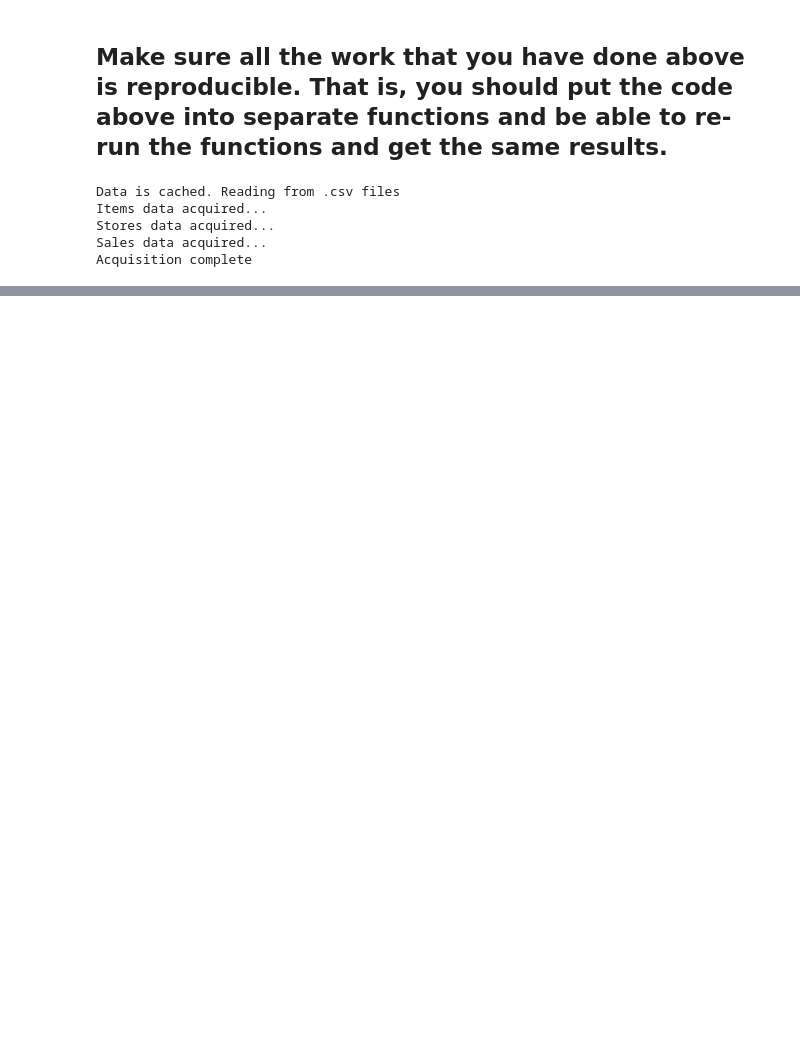
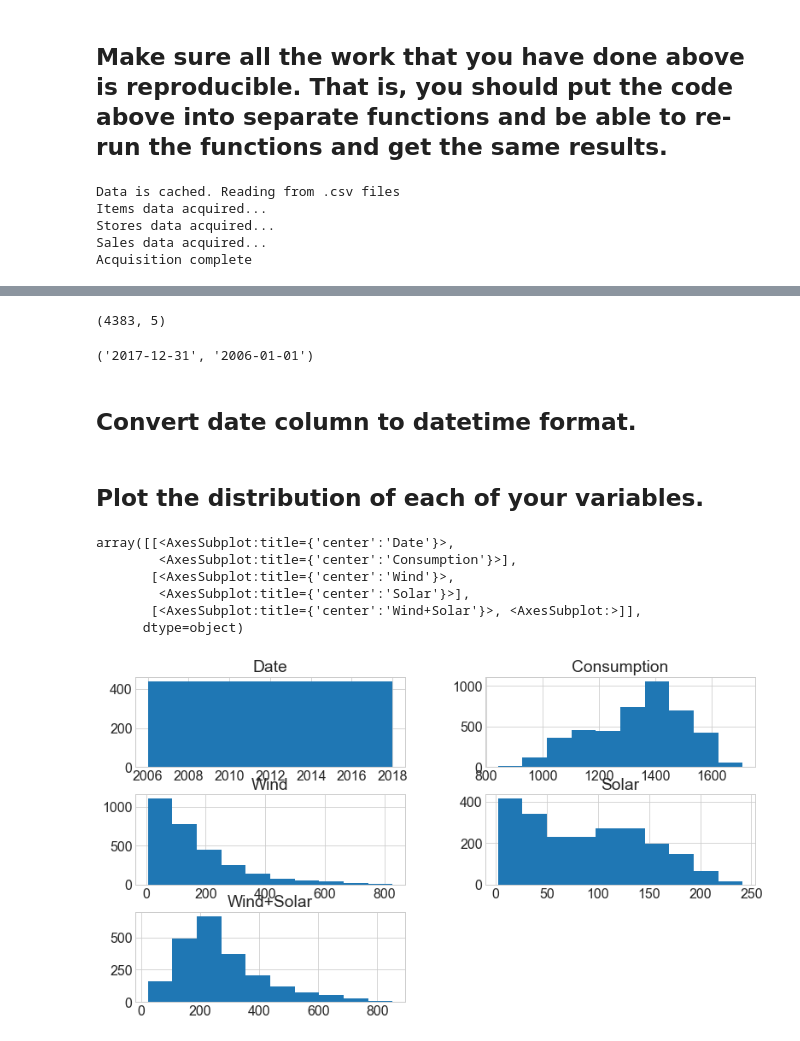
Before and after one commit to brianclements03/time_series_exercises, a Jupyter notebook: TSA_Prepare_Exercises.ipynb, the cells around one changed output, grey strips where cells are left out. Drawn from its saved outputs; the diff is of its cells as text; code cells hidden in the pictures; blank space fills up the shorter version.

```diff
--- a/TSA_Prepare_Exercises.ipynb
+++ b/TSA_Prepare_Exercises.ipynb
@@ -140,0 +153,3 @@ prep_store_data(df)
+# %%
+ops = pd.read_csv("https://raw.githubusercontent.com/jenfly/opsd/master/opsd_germany_daily.csv")
+ops.head()
@@ -140,0 +163,25 @@ prep_store_data(df)
+# %%
+ops.shape
+# %% [output]
+(4383, 5)
+# %%
+ops.Date.max(), ops.Date.min()
+# %% [output]
+('2017-12-31', '2006-01-01')
+# %% [markdown]
+## Convert date column to datetime format.
+# %%
+ops.Date = pd.to_datetime(ops.Date)
+# %% [markdown]
+## Plot the distribution of each of your variables.
+# %%
+# ops[['Wind','Solar','Wind+Solar']].hist()
+ops.hist()
+# %% [output]
+array([[<AxesSubplot:title={'center':'Date'}>,
+        <AxesSubplot:title={'center':'Consumption'}>],
+       [<AxesSubplot:title={'center':'Wind'}>,
+        <AxesSubplot:title={'center':'Solar'}>],
+       [<AxesSubplot:title={'center':'Wind+Solar'}>, <AxesSubplot:>]],
+      dtype=object)
+[figure, added]
```
Also changed, not shown: parts of 27 cells of this notebook, 4 other files.
